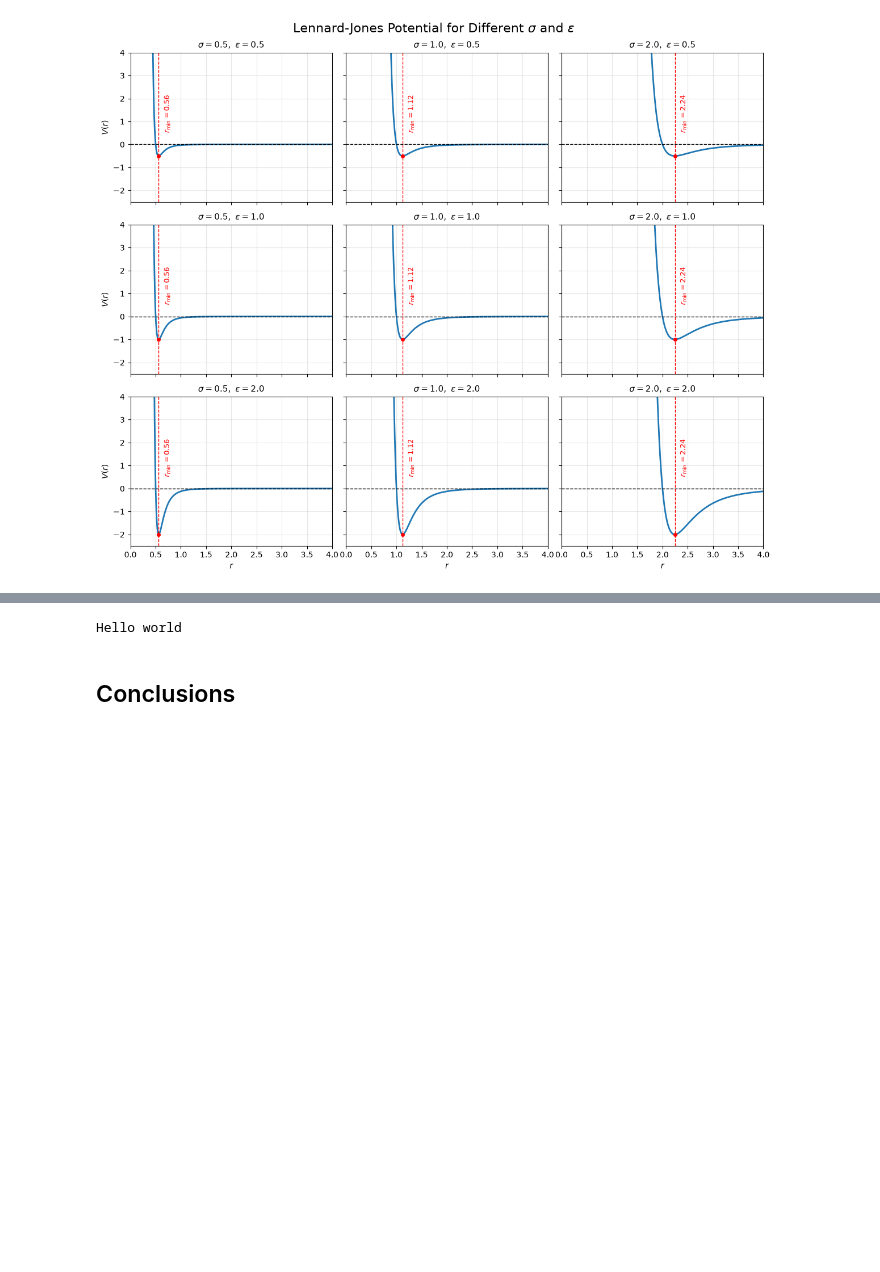
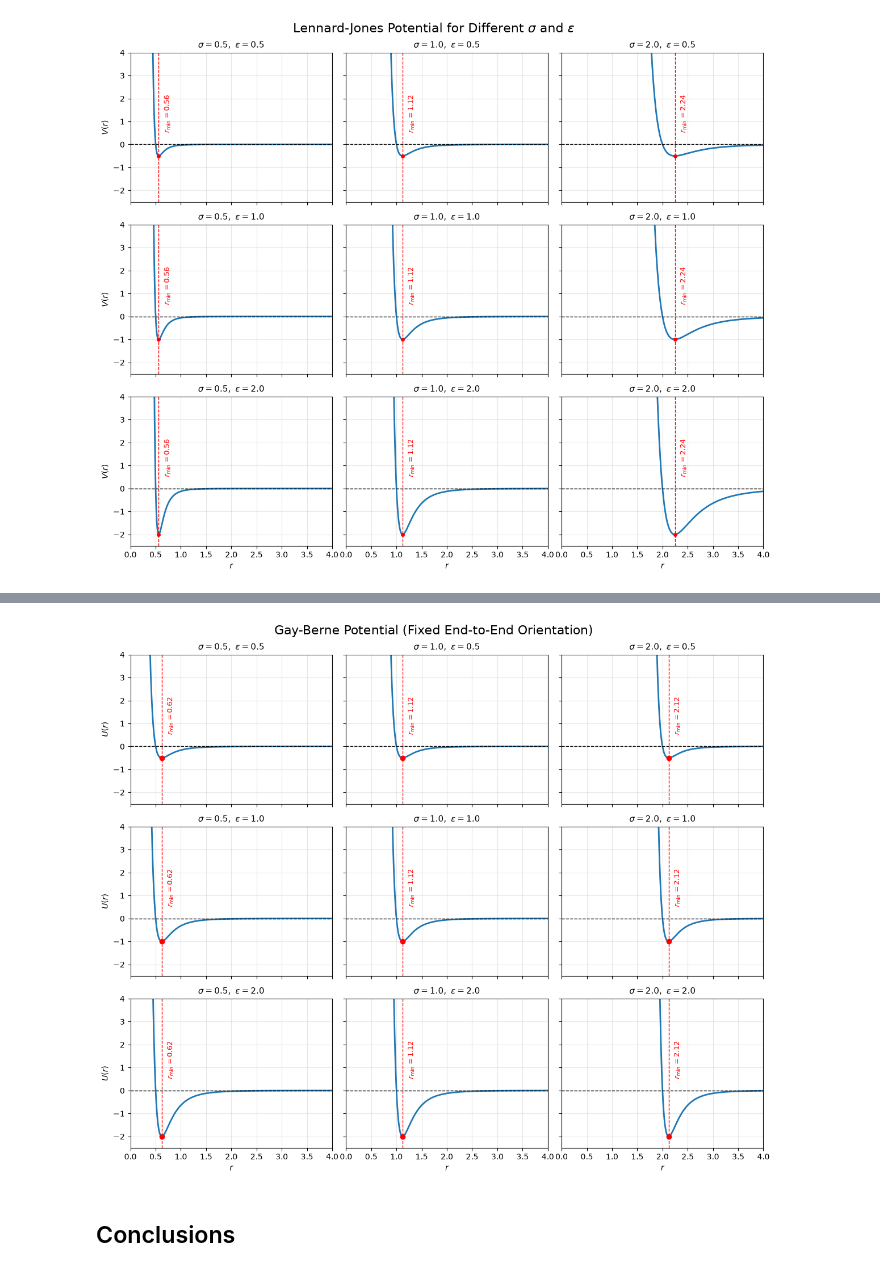
Before and after one commit to Ledmington/Interatomic_Potentials, a Jupyter notebook: main.ipynb, the cells around one changed output, grey strips where cells are left out. Saved outputs shown, nothing was run; the diff lists cells and outputs as text; code cells hidden in the pictures; blank space fills up the shorter version.

Commit message:
Added Gay-Berne plots

```diff
--- a/main.ipynb
+++ b/main.ipynb
@@ -96,6 +135,75 @@ TODO: add formula
 # %%
-print("Hello world")
+# Gay-Berne potential for a fixed orientation (end-to-end)
+def gay_berne(r, sigma, epsilon, sigma0=1.0):
+    R = r - sigma + sigma0
+    return 4 * epsilon * ((sigma0 / R) ** 12 - (sigma0 / R) ** 6)
+
+
+sigma_values = [0.5, 1.0, 2.0]
+epsilon_values = [0.5, 1.0, 2.0]
+
+r = np.linspace(0.3, 6.0, 1000)
+
+fig, axes = plt.subplots(
+    len(epsilon_values),
+    len(sigma_values),
+    figsize=(12, 10),
+    sharex=True,
+    sharey=True,
+)
+
+xlim = (0.0, 4.0)
+ylim = (-2.5, 4.0)
+
+sigma0 = 1.0
+
+for i, epsilon in enumerate(epsilon_values):
+    for j, sigma in enumerate(sigma_values):
+
+        ax = axes[i, j]
+
+        V = gay_berne(r, sigma, epsilon, sigma0)
+        ax.plot(r, V, lw=2)
+
+        # Analytical minimum
+        r_min = sigma - sigma0 + 2 ** (1 / 6) * sigma0
+        V_min = -epsilon
+
+        ax.axhline(0, color="black", ls="--", lw=1)
+        ax.axvline(r_min, color="red", ls="--", lw=1)
+
+        ax.plot(r_min, V_min, "ro")
+
+        ax.text(
+            r_min + 0.1,
+            0.5,
+            rf"$r_{{\min}}={r_min:.2f}$",
+            rotation=90,
+            color="red",
+            fontsize=9,
+            ha="left",
+            va="bottom",
+        )
+
+        ax.set_xlim(xlim)
+        ax.set_ylim(ylim)
+        ax.grid(alpha=0.3)
+
+        ax.set_title(
+            rf"$\sigma={sigma},\ \epsilon={epsilon}$",
+            fontsize=11,
+        )
+
+        if i == len(epsilon_values) - 1:
+            ax.set_xlabel(r"$r$")
+
+        if j == 0:
+            ax.set_ylabel(r"$U(r)$")
+
+fig.suptitle("Gay-Berne Potential (Fixed End-to-End Orientation)", fontsize=16)
+plt.tight_layout()
+plt.show()
 # %% [output]
-Hello world
+[figure, added]
 # %% [markdown]
 ## Conclusions
```
Also changed, not shown: parts of 2 cells of this notebook.
